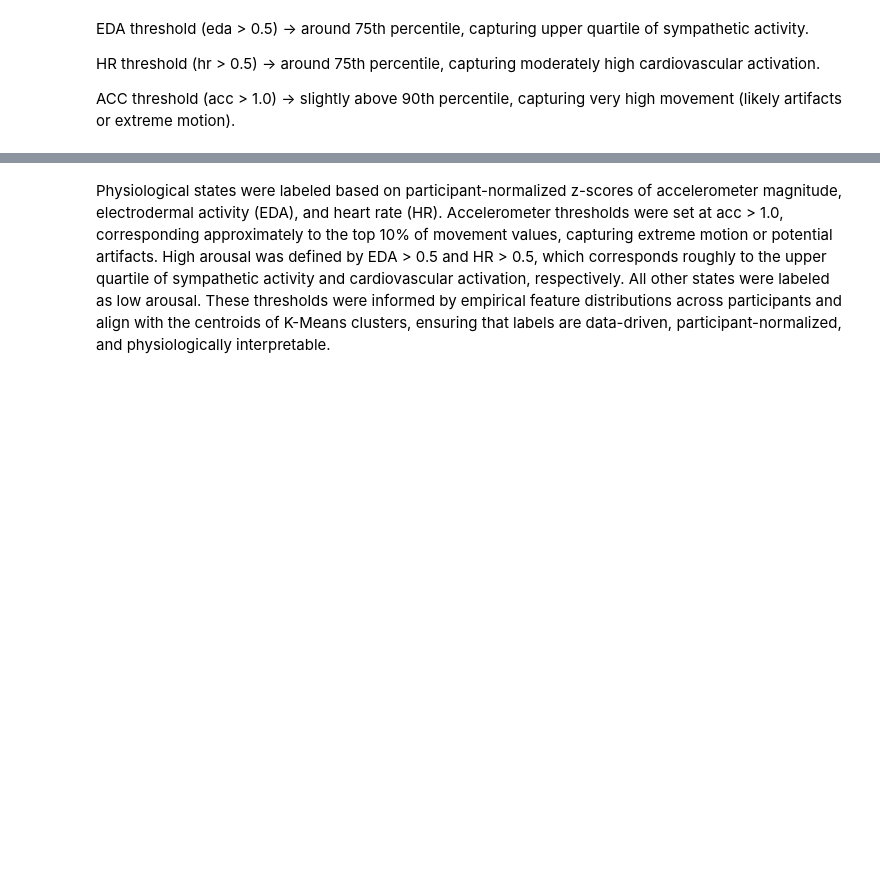
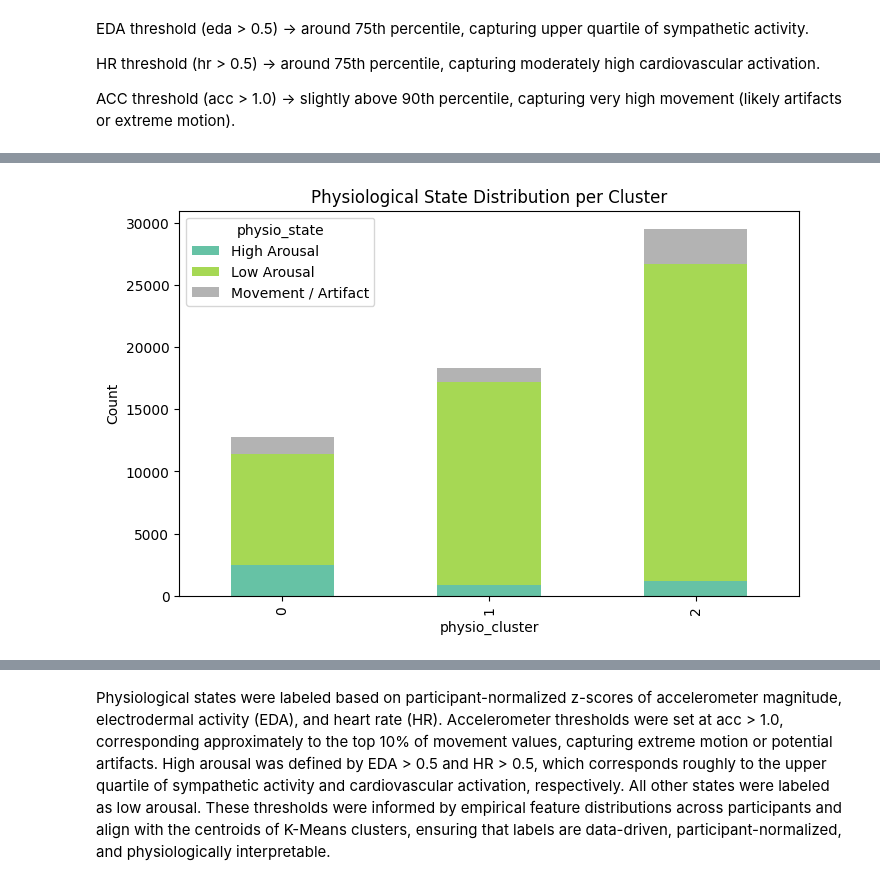
Before and after one commit to Kavisha-29-R/BME_DATA_SCIENCE_CAPSTONE_PROJECT, a Jupyter notebook: Notebooks/1_Modelling.ipynb, the cells around one changed output, grey strips where cells are left out. Cells and saved outputs as stored; diff of their text form; code cells hidden in the pictures; blank space fills up the shorter version.

Commit message:
model and cluster views

```diff
--- a/Notebooks/1_Modelling.ipynb
+++ b/Notebooks/1_Modelling.ipynb
@@ -419,3 +419,21 @@ EDA threshold (eda > 0.5) → around 75th percentile, capturing upper quartile o
 HR threshold (hr > 0.5) → around 75th percentile, capturing moderately high cardiovascular activation.
 
 ACC threshold (acc > 1.0) → slightly above 90th percentile, capturing very high movement (likely artifacts or extreme motion).
+# %%
+# Compute average thresholds from left and right percentiles
+eda_thr = (threshold_summary['left_eda_mean']['75th_percentile'] +
+           threshold_summary['right_eda_mean']['75th_percentile']) / 2
+
+eda_peaks_thr = (threshold_summary['left_eda_n_peaks']['75th_percentile'] +
+           threshold_summary['right_eda_n_peaks']['75th_percentile']) / 2
+
+hr_thr = (threshold_summary['left_bvp_hr_mean']['75th_percentile'] +
+          threshold_summary['right_bvp_hr_mean']['75th_percentile']) / 2
+
+acc_thr = (threshold_summary['left_acc_mag_mean']['84th_percentile (~+1z)'] +
+           threshold_summary['right_acc_mag_mean']['84th_percentile (~+1z)']) / 2
+
+print("EDA threshold:", np.round(eda_thr,2))
+print("EDA peaks threshold:", np.round(eda_peaks_thr,2))
+print("HR threshold:", np.round(hr_thr,2))
+print("ACC threshold:", np.round(acc_thr,2))
@@ -422,15 +445,18 @@ ACC threshold (acc > 1.0) → slightly above 90th percentile, capturing very hig
 # %%
 def label_cluster(row):
-    eda = row[['left_eda_mean', 'right_eda_mean']].mean()
+    # compute averages across left/right features
+    eda_mean = row[['left_eda_mean', 'right_eda_mean']].mean()
+    eda_peaks = row[['left_eda_n_peaks', 'right_eda_n_peaks']].mean()
     hr = row[['left_bvp_hr_mean', 'right_bvp_hr_mean']].mean()
     acc = row[['left_acc_mag_mean', 'right_acc_mag_mean']].mean()
 
-    if acc > 1.0:
+    # label based on thresholds
+    if acc > acc_thr:
         return 'Movement / Artifact'
-    elif eda > 0.5 and hr > 0.5:
+    elif (eda_mean > eda_thr or eda_peaks > eda_peaks_thr) and hr > hr_thr:
         return 'High Arousal'
     else:
         return 'Low Arousal'
 
-cluster_profiles['physio_state'] = cluster_profiles.apply(label_cluster, axis=1)
-cluster_profiles
+# Apply to your dataset
+df_cluster['physio_state'] = df_cluster.apply(label_cluster, axis=1)
@@ -442,0 +508,12 @@ cluster_profiles
+# %%
+import seaborn as sns
+import matplotlib.pyplot as plt
+
+ct = pd.crosstab(df_cluster['physio_cluster'], df_cluster['physio_state'])
+
+ct.plot(kind='bar', stacked=True, figsize=(8,5), colormap='Set2')
+plt.ylabel('Count')
+plt.title('Physiological State Distribution per Cluster')
+plt.show()
+# %% [output]
+[figure, added]
```
Also changed, not shown: parts of 28 cells of this notebook, 1 other file.
